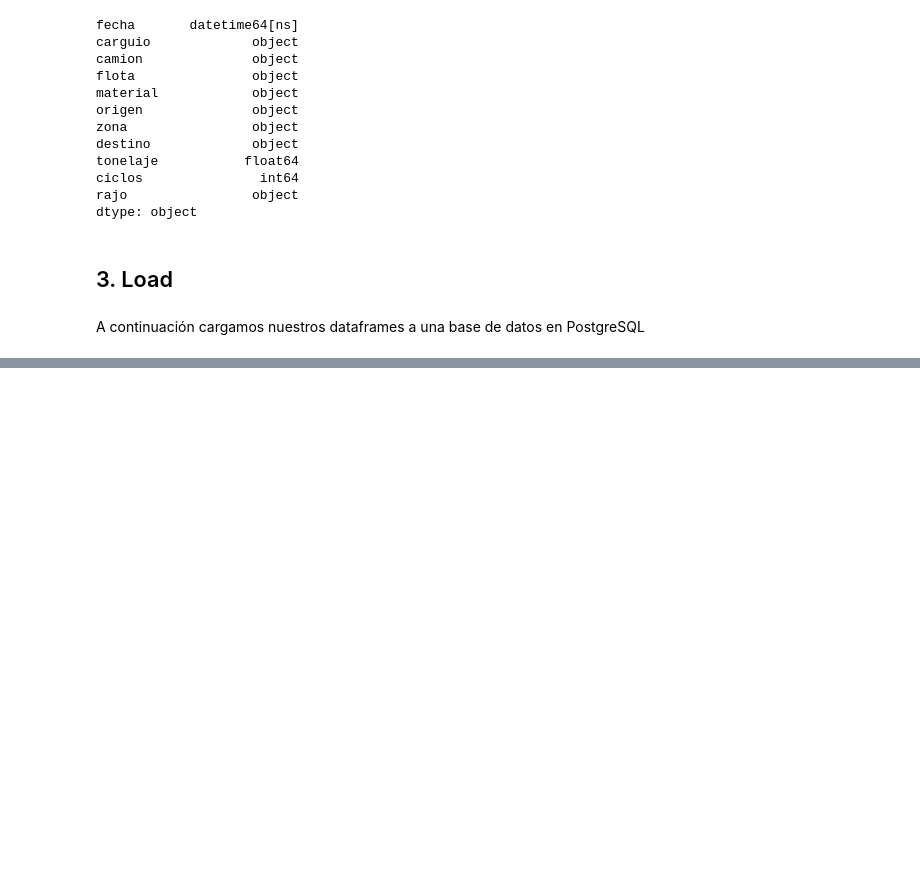
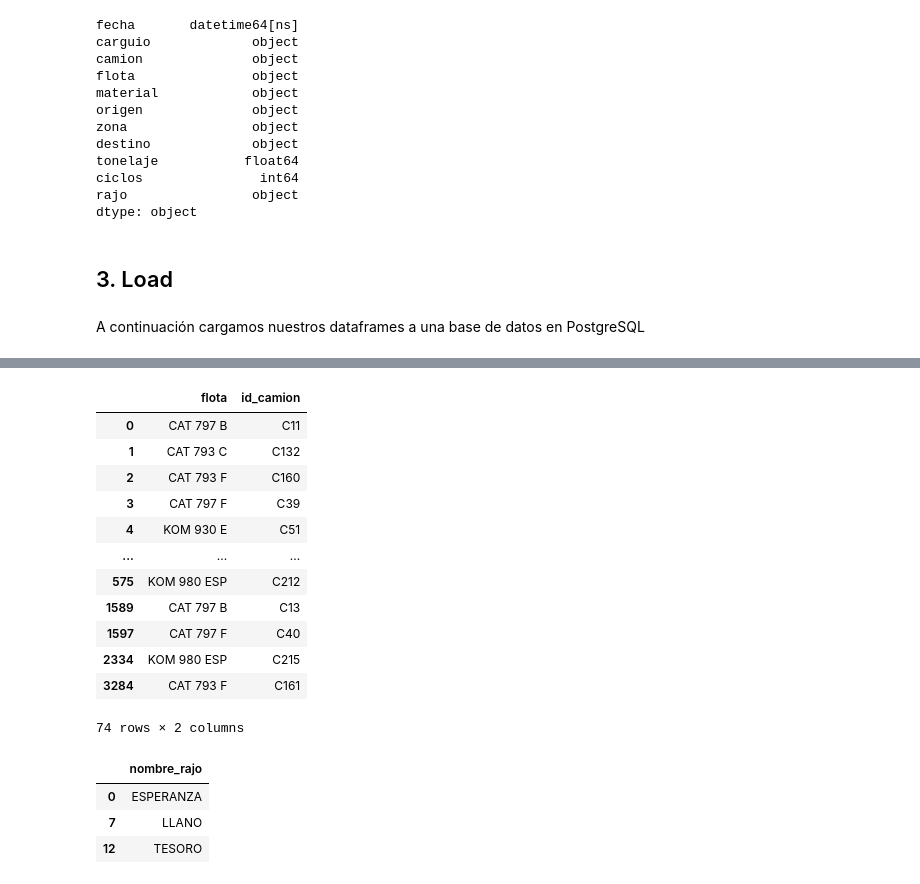
Before and after one commit to cristobalrios2001/Sistema_De_Reportes, a Jupyter notebook: reportesETL.ipynb, the cells around one changed output, grey strips where cells are left out. Drawn from its saved outputs; the diff is of its cells as text; code cells hidden in the pictures; blank space fills up the shorter version.

```diff
--- a/reportesETL.ipynb
+++ b/reportesETL.ipynb
@@ -163,0 +194,28 @@ A continuación cargamos nuestros dataframes a una base de datos en PostgreSQL
+# %%
+df_camion['flota'] = df_datos['flota'] #para los camiones
+df_camion['id_camion'] = df_datos['camion']
+df_camion = df_camion.drop_duplicates(subset=['id_camion'])
+df_camion
+# %% [output]
+|  | flota | id_camion |
+| 0 | CAT 797 B | C11 |
+| 1 | CAT 793 C | C132 |
+| 2 | CAT 793 F | C160 |
+| 3 | CAT 797 F | C39 |
+| 4 | KOM 930 E | C51 |
+| ... | ... | ... |
+| 575 | KOM 980 ESP | C212 |
+| 1589 | CAT 797 B | C13 |
+| 1597 | CAT 797 F | C40 |
+| 2334 | KOM 980 ESP | C215 |
+| 3284 | CAT 793 F | C161 |
+74 rows × 2 columns
+# %%
+df_rajo['nombre_rajo'] = df_datos['rajo'] # para los rajos
+df_rajo = df_rajo.drop_duplicates(subset=['nombre_rajo'])
+df_rajo
+# %% [output]
+|  | nombre_rajo |
+| 0 | ESPERANZA |
+| 7 | LLANO |
+| 12 | TESORO |
```
Also changed, not shown: parts of 16 cells of this notebook.
